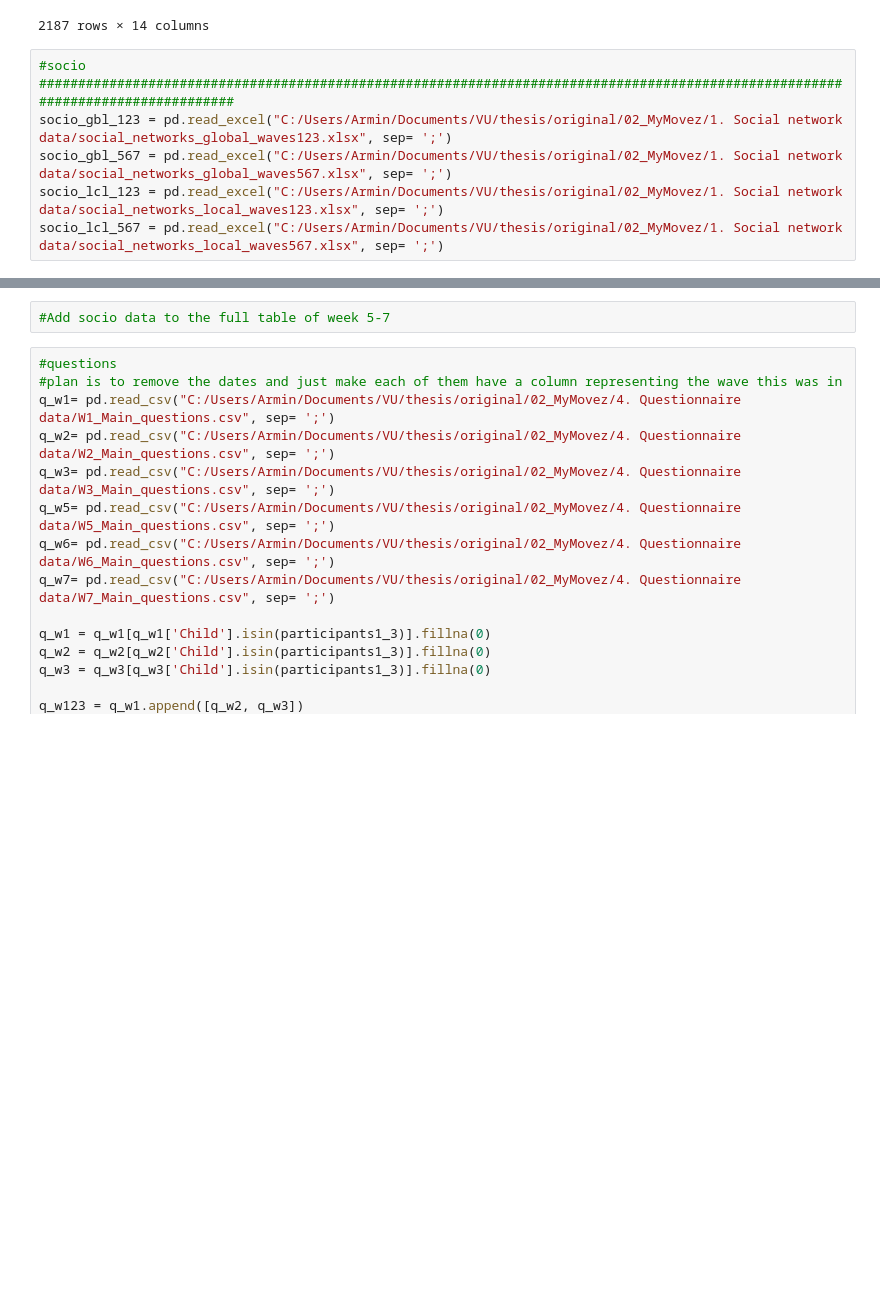
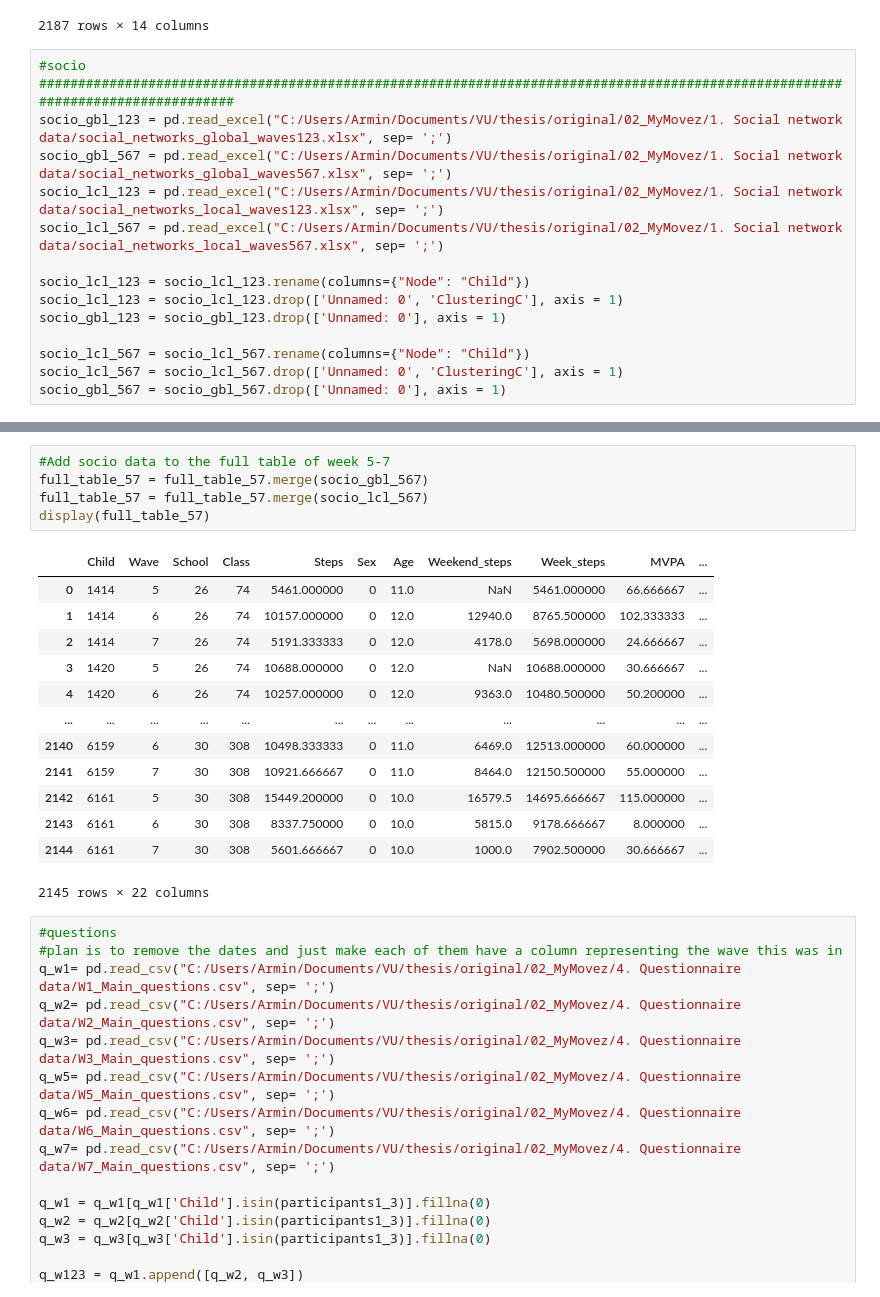
Before and after one commit to Shoarmin/baproject, a Jupyter notebook: code.ipynb, the cells around one changed output, grey strips where cells are left out. Cells and saved outputs as stored; diff of their text form; blank space fills up the shorter version.

Commit message:
Add files via upload
Finished adding the socio network to the full table

```diff
--- a/code.ipynb
+++ b/code.ipynb
@@ -256,5 +256,13 @@ socio_gbl_123 = pd.read_excel("C:/Users/Armin/Documents/VU/thesis/original/02_My
 socio_gbl_567 = pd.read_excel("C:/Users/Armin/Documents/VU/thesis/original/02_MyMovez/1. Social network data/social_networks_global_waves567.xlsx", sep= ';')
 socio_lcl_123 = pd.read_excel("C:/Users/Armin/Documents/VU/thesis/original/02_MyMovez/1. Social network data/social_networks_local_waves123.xlsx", sep= ';')
 socio_lcl_567 = pd.read_excel("C:/Users/Armin/Documents/VU/thesis/original/02_MyMovez/1. Social network data/social_networks_local_waves567.xlsx", sep= ';')
+
+socio_lcl_123 = socio_lcl_123.rename(columns={"Node": "Child"})
+socio_lcl_123 = socio_lcl_123.drop(['Unnamed: 0', 'ClusteringC'], axis = 1)
+socio_gbl_123 = socio_gbl_123.drop(['Unnamed: 0'], axis = 1)
+
+socio_lcl_567 = socio_lcl_567.rename(columns={"Node": "Child"})
+socio_lcl_567 = socio_lcl_567.drop(['Unnamed: 0', 'ClusteringC'], axis = 1)
+socio_gbl_567 = socio_gbl_567.drop(['Unnamed: 0'], axis = 1)
 # %%
 full_table_13 = full_table_13.merge(socio_gbl_123)
@@ -265,5 +287,22 @@ full_table_13.merge(socio_lcl_123)
 # %%
 #Add socio data to the full table of week 5-7
+full_table_57 = full_table_57.merge(socio_gbl_567)
+full_table_57 = full_table_57.merge(socio_lcl_567)
+display(full_table_57)
+# %% [output]
+|  | Child | Wave | School | Class | Steps | Sex | Age | Weekend_steps | Week_steps | MVPA | ... |
+| 0 | 1414 | 5 | 26 | 74 | 5461.000000 | 0 | 11.0 | NaN | 5461.000000 | 66.666667 | ... |
+| 1 | 1414 | 6 | 26 | 74 | 10157.000000 | 0 | 12.0 | 12940.0 | 8765.500000 | 102.333333 | ... |
+| 2 | 1414 | 7 | 26 | 74 | 5191.333333 | 0 | 12.0 | 4178.0 | 5698.000000 | 24.666667 | ... |
+| 3 | 1420 | 5 | 26 | 74 | 10688.000000 | 0 | 12.0 | NaN | 10688.000000 | 30.666667 | ... |
+| 4 | 1420 | 6 | 26 | 74 | 10257.000000 | 0 | 12.0 | 9363.0 | 10480.500000 | 50.200000 | ... |
+| ... | ... | ... | ... | ... | ... | ... | ... | ... | ... | ... | ... |
+| 2140 | 6159 | 6 | 30 | 308 | 10498.333333 | 0 | 11.0 | 6469.0 | 12513.000000 | 60.000000 | ... |
+| 2141 | 6159 | 7 | 30 | 308 | 10921.666667 | 0 | 11.0 | 8464.0 | 12150.500000 | 55.000000 | ... |
+| 2142 | 6161 | 5 | 30 | 308 | 15449.200000 | 0 | 10.0 | 16579.5 | 14695.666667 | 115.000000 | ... |
+| 2143 | 6161 | 6 | 30 | 308 | 8337.750000 | 0 | 10.0 | 5815.0 | 9178.666667 | 8.000000 | ... |
+| 2144 | 6161 | 7 | 30 | 308 | 5601.666667 | 0 | 10.0 | 1000.0 | 7902.500000 | 30.666667 | ... |
+2145 rows × 22 columns
 # %%
 #questions
 #plan is to remove the dates and just make each of them have a column representing the wave this was in
```
Also changed, not shown: parts of 1 cell of this notebook.
